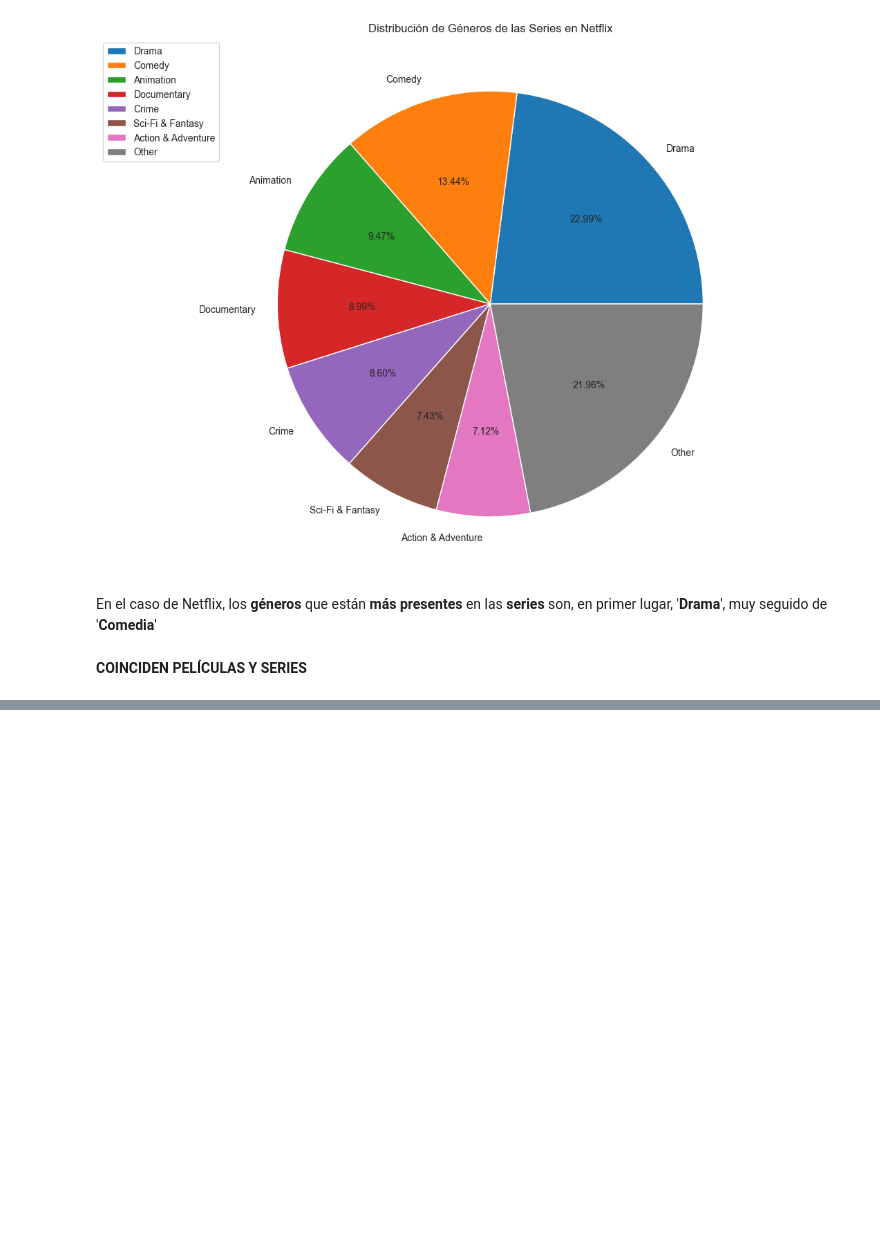
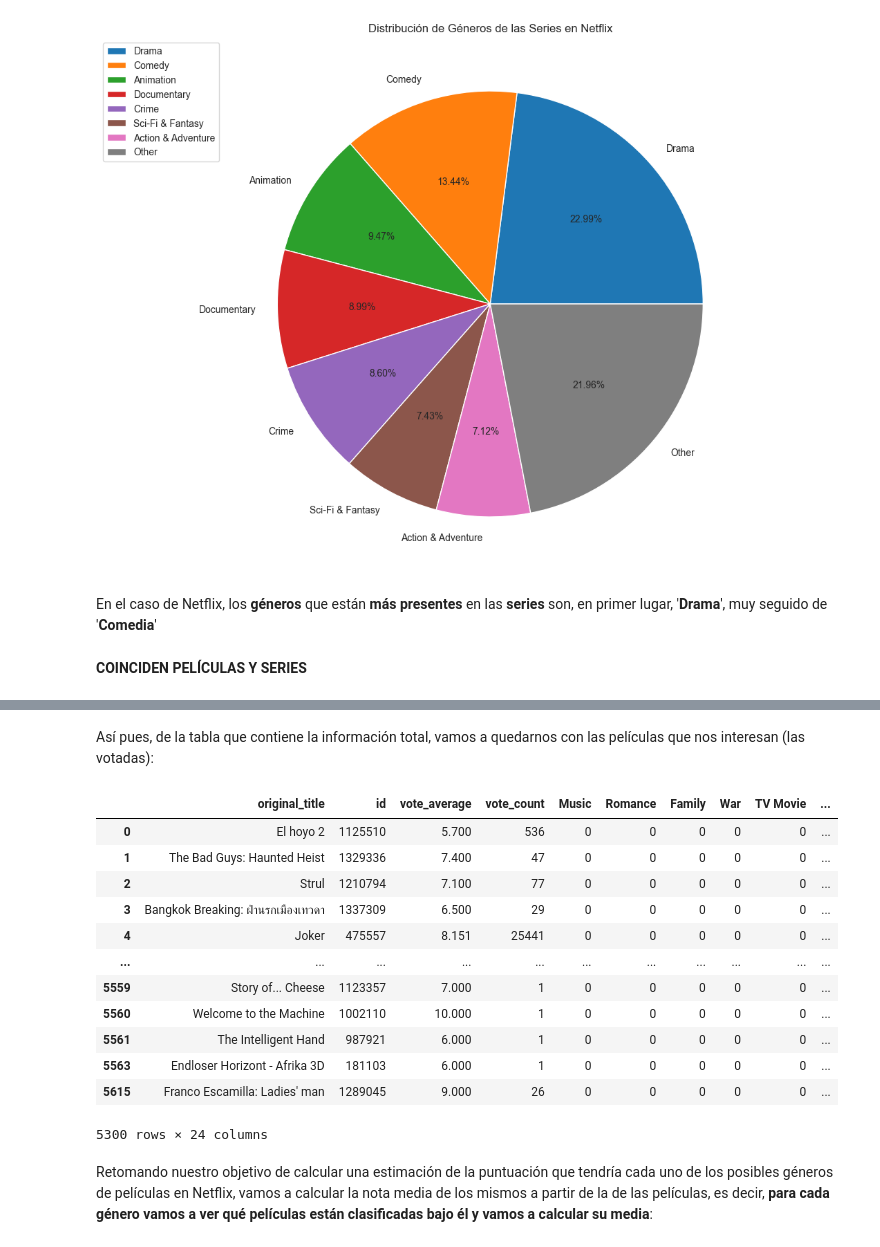
Before and after one commit to tacedo97/EDA-Streaming-Platforms-Spain, a Jupyter notebook: Analysis.ipynb, the cells around one changed output, grey strips where cells are left out. Drawn from its saved outputs; the diff is of its cells as text; code cells hidden in the pictures; blank space fills up the shorter version.

```diff
--- a/Analysis.ipynb
+++ b/Analysis.ipynb
@@ -1494,0 +1299,22 @@ TypeError: cannot convert the series to <class 'float'>
+# %% [markdown]
+Así pues, de la tabla que contiene la información total, vamos a quedarnos con las películas que nos interesan (las votadas):
+# %%
+#Listado de películas votadas por los usuarios
+info_pelis_netflix_votadas = info_pelis_netflix.drop(info_pelis_netflix[info_pelis_netflix["vote_count"] == 0].index)
+info_pelis_netflix_votadas
+# %% [output]
+|  | original_title | id | vote_average | vote_count | Music | Romance | Family | War | TV Movie | ... |
+| 0 | El hoyo 2 | 1125510 | 5.700 | 536 | 0 | 0 | 0 | 0 | 0 | ... |
+| 1 | The Bad Guys: Haunted Heist | 1329336 | 7.400 | 47 | 0 | 0 | 0 | 0 | 0 | ... |
+| 2 | Strul | 1210794 | 7.100 | 77 | 0 | 0 | 0 | 0 | 0 | ... |
+| 3 | Bangkok Breaking: ฝ่านรกเมืองเทวดา | 1337309 | 6.500 | 29 | 0 | 0 | 0 | 0 | 0 | ... |
+| 4 | Joker | 475557 | 8.151 | 25441 | 0 | 0 | 0 | 0 | 0 | ... |
+| ... | ... | ... | ... | ... | ... | ... | ... | ... | ... | ... |
+| 5559 | Story of... Cheese | 1123357 | 7.000 | 1 | 0 | 0 | 0 | 0 | 0 | ... |
+| 5560 | Welcome to the Machine | 1002110 | 10.000 | 1 | 0 | 0 | 0 | 0 | 0 | ... |
+| 5561 | The Intelligent Hand | 987921 | 6.000 | 1 | 0 | 0 | 0 | 0 | 0 | ... |
+| 5563 | Endloser Horizont - Afrika 3D | 181103 | 6.000 | 1 | 0 | 0 | 0 | 0 | 0 | ... |
+| 5615 | Franco Escamilla: Ladies' man | 1289045 | 9.000 | 26 | 0 | 0 | 0 | 0 | 0 | ... |
+5300 rows × 24 columns
+# %% [markdown]
+Retomando nuestro objetivo de calcular una estimación de la puntuación que tendría cada uno de los posibles géneros de películas en Netflix, vamos a calcular la nota media de los mismos a partir de la de las películas, es decir, **para cada género vamos a ver qué películas están clasificadas bajo él y vamos a calcular su media**:
```
Also changed, not shown: parts of 53 cells of this notebook.
